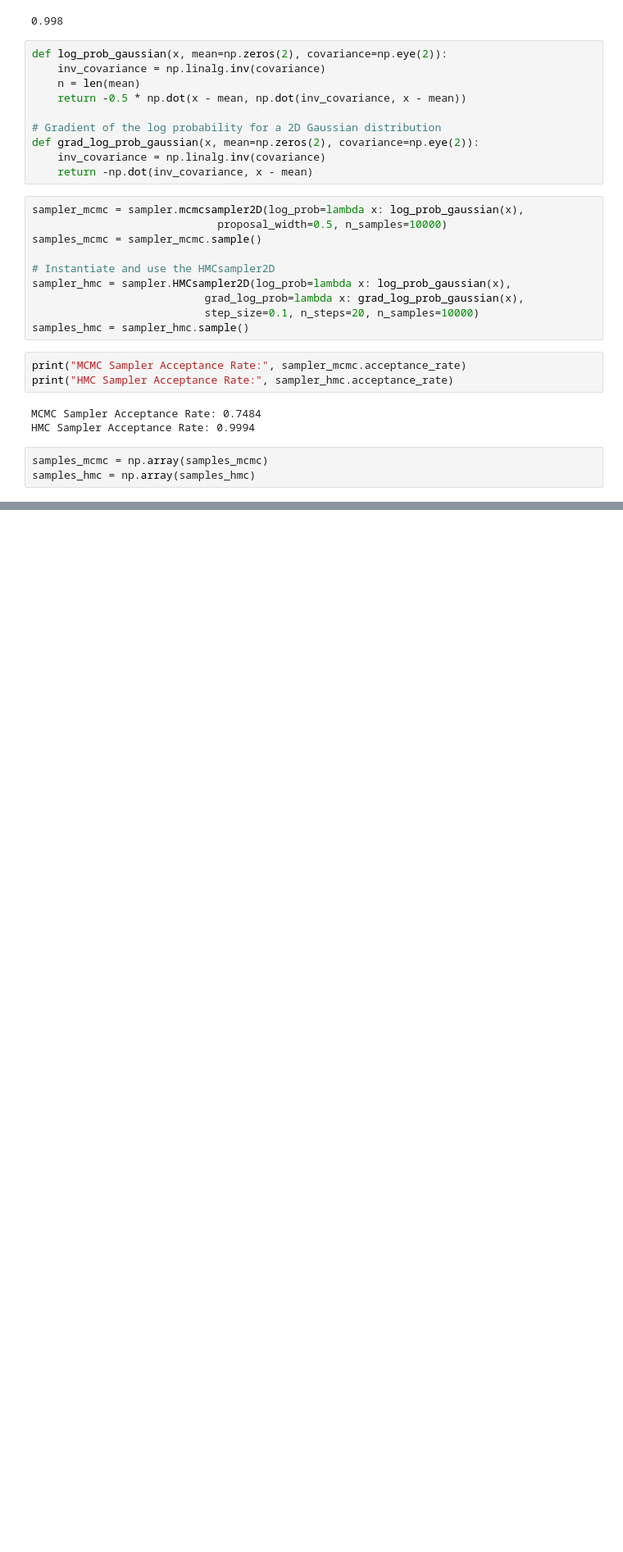
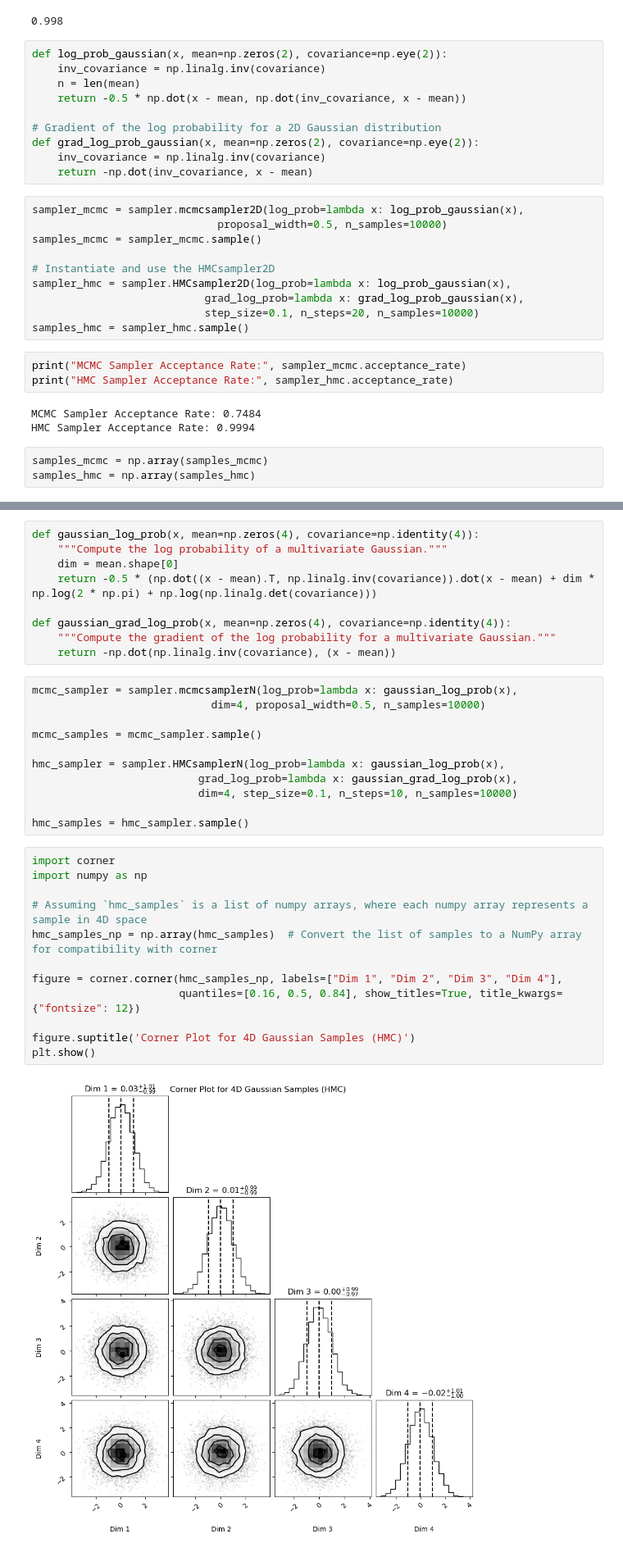
Before and after one commit to s-Sayan/CosmoHMC, a Jupyter notebook: demo_notebook.ipynb, the cells around one changed output, grey strips where cells are left out. Shown at 82% size. Drawn from its saved outputs; the diff is of its cells as text; blank space fills up the shorter version.

```diff
--- a/demo_notebook.ipynb
+++ b/demo_notebook.ipynb
@@ -141,0 +64,34 @@ Sampling from the universe!
+# %%
+def gaussian_log_prob(x, mean=np.zeros(4), covariance=np.identity(4)):
+    """Compute the log probability of a multivariate Gaussian."""
+    dim = mean.shape[0]
+    return -0.5 * (np.dot((x - mean).T, np.linalg.inv(covariance)).dot(x - mean) + dim * np.log(2 * np.pi) + np.log(np.linalg.det(covariance)))
+
+def gaussian_grad_log_prob(x, mean=np.zeros(4), covariance=np.identity(4)):
+    """Compute the gradient of the log probability for a multivariate Gaussian."""
+    return -np.dot(np.linalg.inv(covariance), (x - mean))
+# %%
+mcmc_sampler = sampler.mcmcsamplerN(log_prob=lambda x: gaussian_log_prob(x),
+                            dim=4, proposal_width=0.5, n_samples=10000)
+
+mcmc_samples = mcmc_sampler.sample()
+
+hmc_sampler = sampler.HMCsamplerN(log_prob=lambda x: gaussian_log_prob(x),
+                          grad_log_prob=lambda x: gaussian_grad_log_prob(x),
+                          dim=4, step_size=0.1, n_steps=10, n_samples=10000)
+
+hmc_samples = hmc_sampler.sample()
+# %%
+import corner
+import numpy as np
+
+# Assuming `hmc_samples` is a list of numpy arrays, where each numpy array represents a sample in 4D space
+hmc_samples_np = np.array(hmc_samples)  # Convert the list of samples to a NumPy array for compatibility with corner
+
+figure = corner.corner(hmc_samples_np, labels=["Dim 1", "Dim 2", "Dim 3", "Dim 4"],
+                       quantiles=[0.16, 0.5, 0.84], show_titles=True, title_kwargs={"fontsize": 12})
+
+figure.suptitle('Corner Plot for 4D Gaussian Samples (HMC)')
+plt.show()
+# %% [output]
+[figure, added]
```
Also changed, not shown: parts of 14 cells of this notebook, 3 other files.
